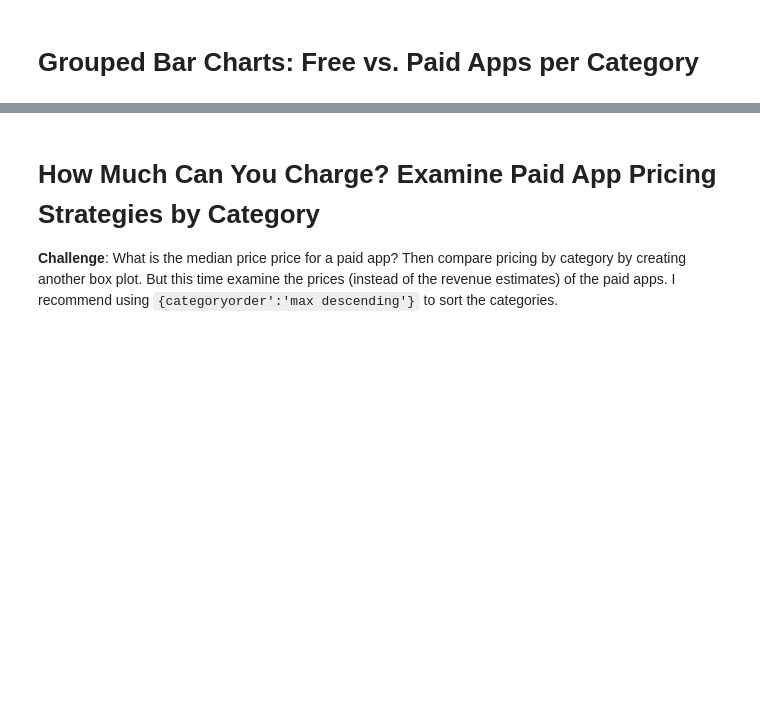
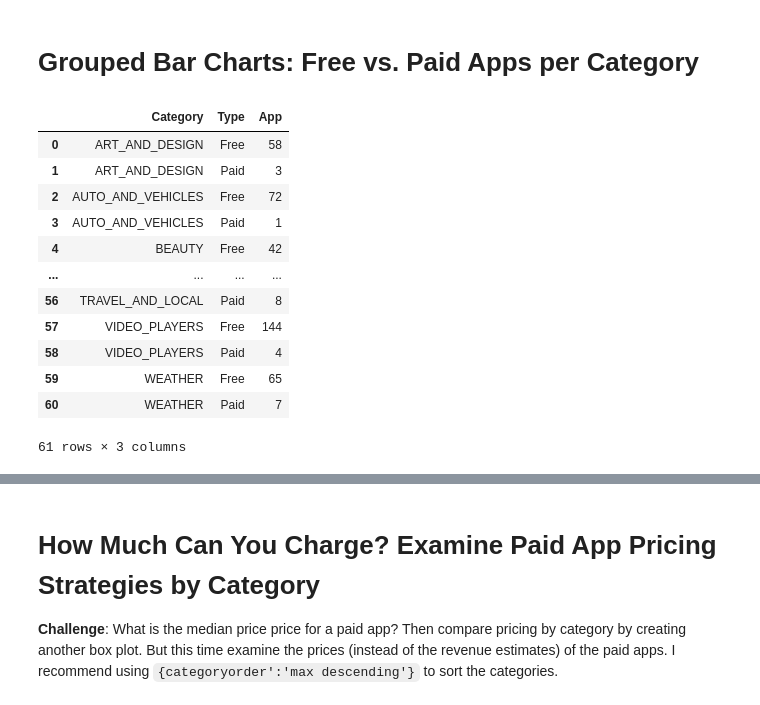
Before and after one commit to Golden-Leaves/100daysofpython, a Jupyter notebook: data_science/google_play_store_project/Google Play Store App Analytics (start).ipynb, the cells around one changed output, grey strips where cells are left out. Drawn from its saved outputs; the diff is of its cells as text; code cells hidden in the pictures; blank space fills up the shorter version.

```diff
--- a/data_science/google_play_store_project/Google Play Store App Analytics (start).ipynb
+++ b/data_science/google_play_store_project/Google Play Store App Analytics (start).ipynb
@@ -86,6 +86,7 @@ df_apps.dropna()
 df_apps.duplicated()
 df_apps_clean = df_apps.drop_duplicates(subset=["App","Type","Price"],keep="first") #Subset: Examine duplication on *columns*
 df_apps_clean.dropna(inplace=True)
+df_apps_clean["App"] = df_apps_clean["App"].astype(str).str.title()
 df_apps_clean[df_apps_clean["App"] == "Instagram"]
 # %% [output]
 A value is trying to be set on a copy of a slice from a DataFrame
@@ -428,6 +435,23 @@ genres_bar = px.bar(x=num_genres.index,y=num_genres.values,title="Top Genres",co
 genres_bar.update_layout(xaxis_title = "Number of Apps",yaxis_title = "Genres")
 # %% [markdown]
 # Grouped Bar Charts: Free vs. Paid Apps per Category
+# %%
+df_free_vs_paid = df_apps_clean.groupby(["Category","Type"],as_index=False).agg({"App": "count"}) # As_index turns "Category" into a column instead of an index
+df_free_vs_paid
+# %% [output]
+|  | Category | Type | App |
+| 0 | ART_AND_DESIGN | Free | 58 |
+| 1 | ART_AND_DESIGN | Paid | 3 |
+| 2 | AUTO_AND_VEHICLES | Free | 72 |
+| 3 | AUTO_AND_VEHICLES | Paid | 1 |
+| 4 | BEAUTY | Free | 42 |
+| ... | ... | ... | ... |
+| 56 | TRAVEL_AND_LOCAL | Paid | 8 |
+| 57 | VIDEO_PLAYERS | Free | 144 |
+| 58 | VIDEO_PLAYERS | Paid | 4 |
+| 59 | WEATHER | Free | 65 |
+| 60 | WEATHER | Paid | 7 |
+61 rows × 3 columns
 # %% [markdown]
 **Challenge**: Use the plotly express bar [chart examples](https://plotly.com/python/bar-charts/#bar-chart-with-sorted-or-ordered-categories) and the [.bar() API reference](https://plotly.com/python-api-reference/generated/plotly.express.bar.html#plotly.express.bar) to create this bar chart:
 
```
Also changed, not shown: parts of 2 cells of this notebook.
